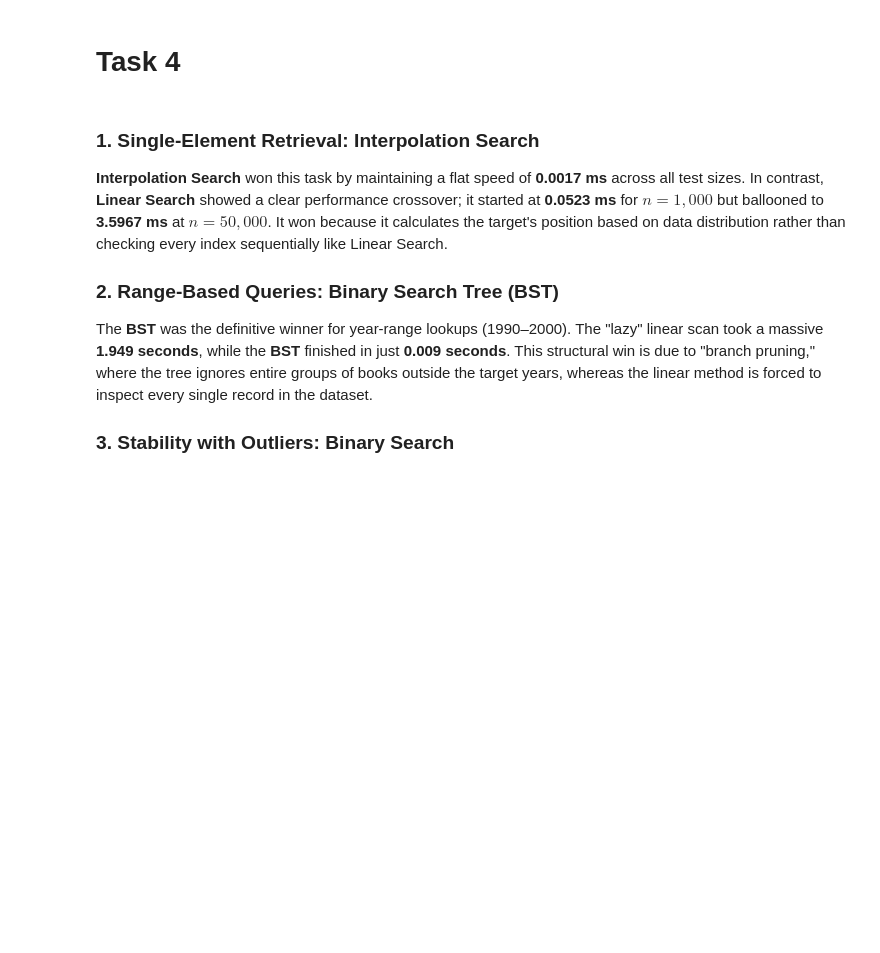
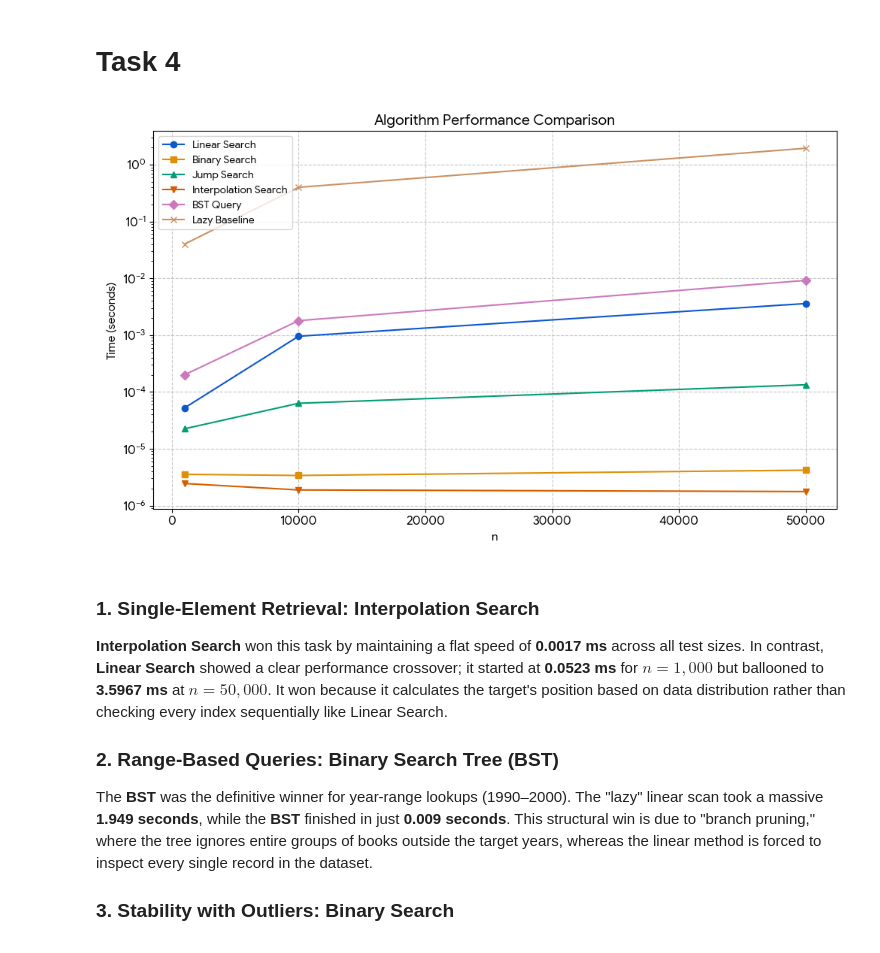
Before and after one commit to aistebiek-stack/dsa-lab3, a Jupyter notebook: lab3/lab3_practice.ipynb, the cells around one changed output. Saved outputs shown, nothing was run; the diff lists cells and outputs as text; code cells hidden in the pictures; blank space fills up the shorter version.

```diff
--- a/lab3/lab3_practice.ipynb
+++ b/lab3/lab3_practice.ipynb
@@ -393,6 +386,13 @@ Top 10 Most Rated Books:
 Explanation: A heap is perfect for top-k because it only keeps track of the "extreme" value (the smallest of the top 10) at the root, allowing us to update our leaderboard in O(logk) time without sorting the whole list. However, it is poor for "finding element x" because a heap is not fully sorted; it only guarantees the parent is smaller/larger than its children, so you would still have to search the entire array O(n) to find a specific middle value.
 # %% [markdown]
 # Task 4
+# %%
+from IPython.display import Image, display
+
+# Replace with your actual filename
+display(Image(filename='data/Comparison.jpeg'))
+# %% [output]
+[figure, added]
 # %% [markdown]
 ### 1. Single-Element Retrieval: Interpolation Search
 **Interpolation Search** won this task by maintaining a flat speed of **0.0017 ms** across all test sizes. In contrast, **Linear Search** showed a clear performance crossover; it started at **0.0523 ms** for $n=1,000$ but ballooned to **3.5967 ms** at $n=50,000$. It won because it calculates the target's position based on data distribution rather than checking every index sequentially like Linear Search.
```
Also changed, not shown: parts of 5 cells of this notebook.
